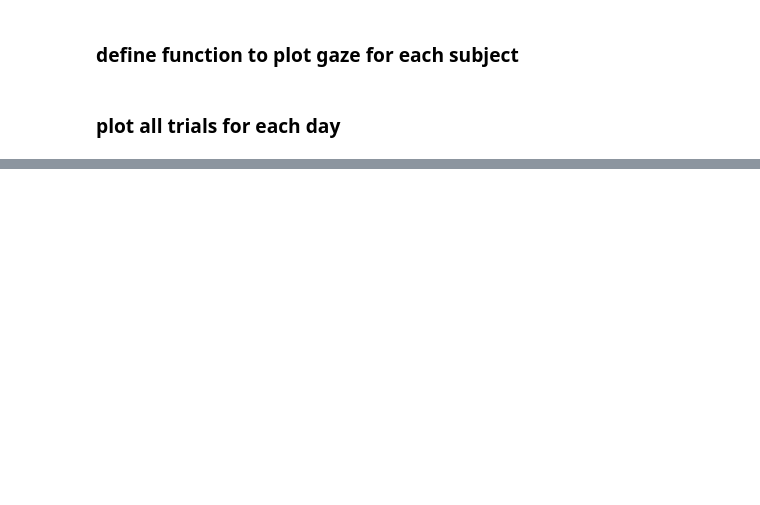
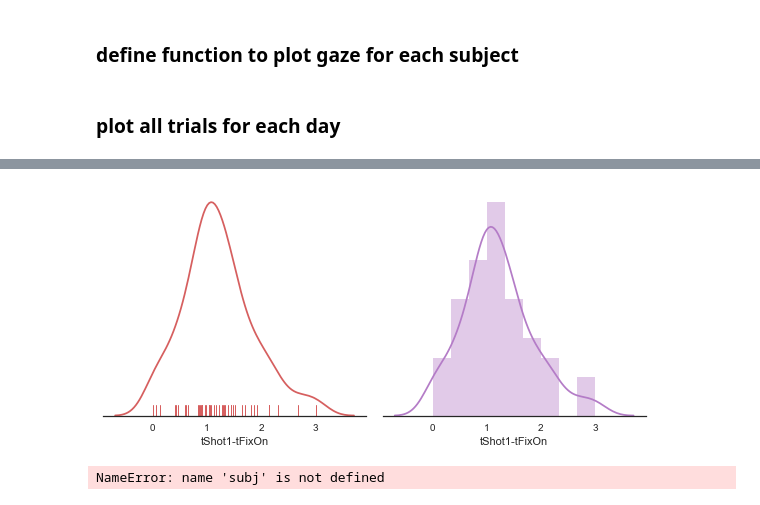
Before and after one commit to jamcro/shootGaze, a Jupyter notebook: py/gazeTimeline.ipynb, the cells around one changed output, grey strips where cells are left out. Drawn from its saved outputs; the diff is of its cells as text; code cells hidden in the pictures; blank space fills up the shorter version.

```diff
--- a/py/gazeTimeline.ipynb
+++ b/py/gazeTimeline.ipynb
@@ -110,0 +118,2 @@ onthreat_df.head()
+# %%
+dat_df['idGazeShot'] = ((dat_df['tShot1'] < dat_df['tFixOff']) & (dat_df['tShot1'] > dat_df['tFixOn'])) | ((dat_df['tShot2'] < dat_df['tFixOff']) & (dat_df['tShot2'] > dat_df['tFixOn']))
@@ -219,6 +258,0 @@ for sbj in range(1,nsubj+1):
-# %%
-fired_df = dat_df.loc[(((dat_df['fixID']==dat_df['threat1']) | (dat_df['fixID']==dat_df['threat2'])) &
-           (dat_df['shotFired']==1)),
-           ['Subject', 'Intervention', 'Day', 'Trial', 'shotFired','tFixOn', 'fixID', 'threat1', 'threat2',
-            'tOnTrigger', 'tShot1', 'tShot2', 'targetShot1', 'targetShot2', 'outcomeShot1', 'outcomeShot2']]
-fired_df.head(10)
@@ -238,0 +279,11 @@ Time to shoot (tOnTrigger - tShot)
+# %%
+fired_df['tShot1-tFixOn'] = fired_df['tShot1'] - fired_df['tFixOn']
+fired_df.loc[fired_df['tShot1-tFixOn']<0,'tShot1-tFixOn'] = np.nan
+fired_df['tShot2-tFixOn'] = fired_df['tShot2'] - fired_df['tFixOn']
+mask = fired_df['tShot1-tFixOn'].isnull()
+fired_df['tShot2-tFixOn'] = fired_df[mask]['tShot2-tFixOn']
+
+fired_df['tFixOn-tOnTrigger'] = fired_df['tOnTrigger'] - fired_df['tFixOn']
+fired_df.loc[fired_df['tFixOn-tOnTrigger']<0,'tFixOn-tOnTrigger'] = np.nan #ignore trials where finger on trigger before fixation - mostly shot2
+
+fired_df.head(10)
@@ -238,0 +303,21 @@ Time to shoot (tOnTrigger - tShot)
+# %%
+sns.set(style="white", palette="muted", color_codes=True)
+f, axes = plt.subplots(1, 2, figsize=(8, 4), sharex=True)
+sns.distplot(fired_df['tShot1-tFixOn'].dropna(axis=0), hist=False, rug=True, color="r", ax=axes[0])
+sns.distplot(fired_df['tShot1-tFixOn'].dropna(axis=0), color="m", ax=axes[1])
+
+sns.despine(left=True)
+sns.set_context("talk")
+plt.setp(axes, yticks=[])
+plt.tight_layout()
+
+plt.show()
+
+# vertical 'bar' plot with data and median by group
+# %% [output]
+[figure, added]
+# %%
+df = onthreat_df
+df.loc[(df.Subject == subj) & (df.Day == day) & (df.Trial == tr)]
+# %% [output]
+NameError: name 'subj' is not defined
```
Also changed, not shown: parts of 22 cells of this notebook.
